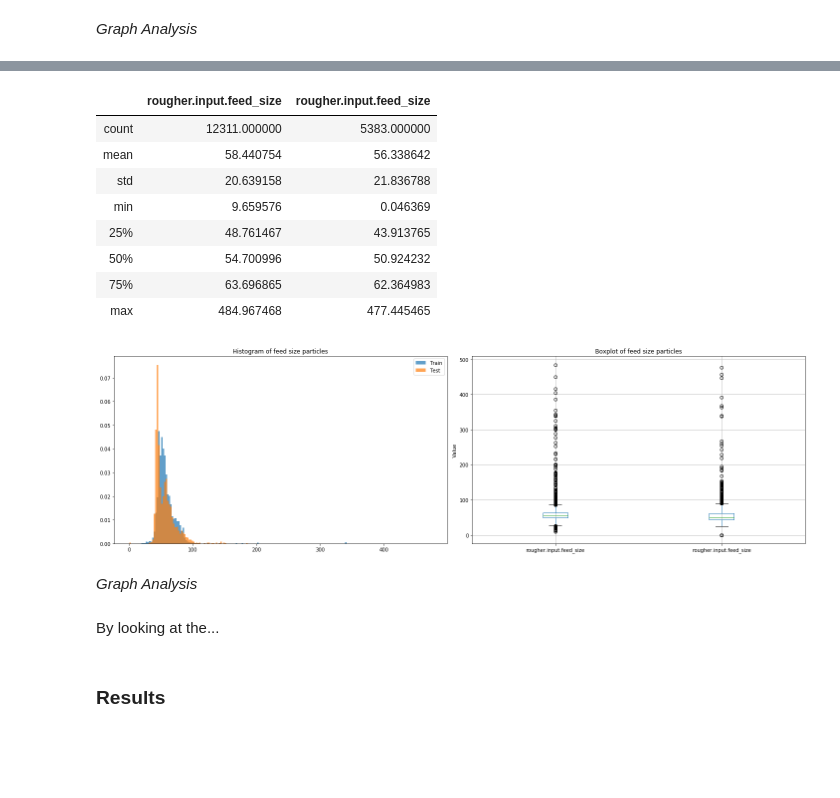
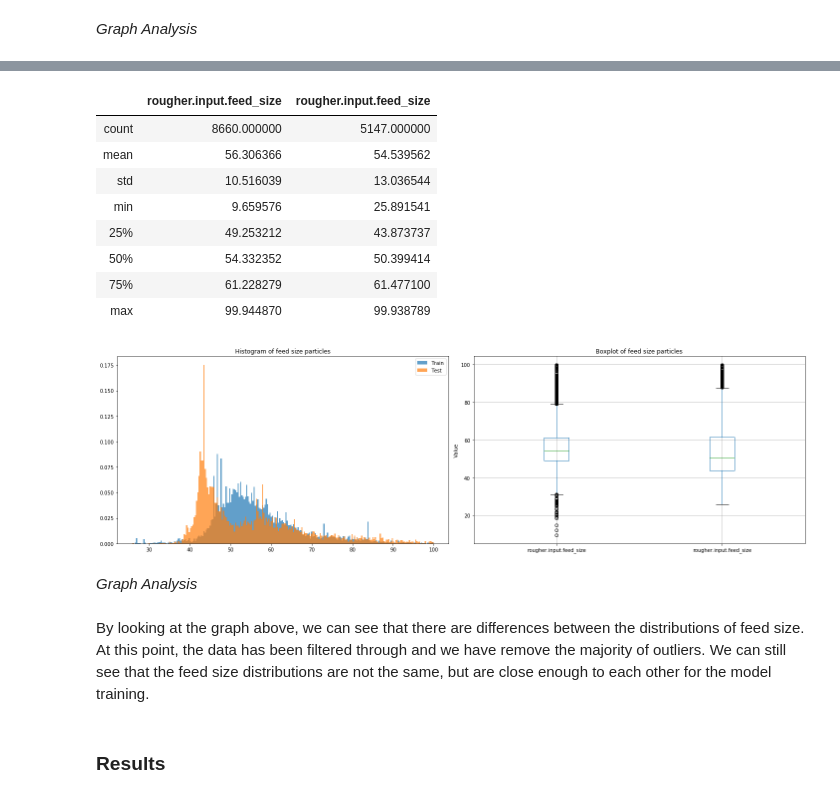
Before and after one commit to lucasmouragomes/portfolio, a Jupyter notebook: gold_mining/sprint10_project.ipynb, the cells around one changed output, grey strips where cells are left out. Cells and saved outputs as stored; diff of their text form; code cells hidden in the pictures; blank space fills up the shorter version.

```diff
--- a/gold_mining/sprint10_project.ipynb
+++ b/gold_mining/sprint10_project.ipynb
@@ -313,13 +344,13 @@ for stage, c_i, type in zip(legend, range(len(stages)), ['feed', 'tail', 'concen
     for metal, m_i in zip(metals, range(len(metals))):
         maxrange = 0
         for col in stages[stage]:
-            compare = abs(df['train'][col + metal].max() - df['train'][col + metal].min())
+            compare = abs(train[col + metal].max() - train[col + metal].min())
             if compare > maxrange:
                 maxrange = compare
                 bin_set = col
-        bin = np.arange(df['train'][bin_set + metal].min(), df['train'][bin_set + metal].max(), maxrange/200)
+        bin = np.arange(train[bin_set + metal].min(), train[bin_set + metal].max(), maxrange/200)
         for col in stages[stage]:
-            axs[c_i, m_i].hist(df['train'][col + metal], bins=bin, alpha=0.6)
+            axs[c_i, m_i].hist(train[col + metal], bins=bin, alpha=0.6)
             axs[c_i, m_i].set_title('Histogram of ' + type + ' for metal ' + str.capitalize(metal) + ' in training set')
             axs[c_i, m_i].legend(legend)
             axs[c_i, m_i].set_xlabel('Value')
@@ -337,45 +368,47 @@ By looking at the graphs above...
 # %%
 for stage in stages:
-    for i in range(3):
-        df['train'] = df['train'][df['train'][stages[stage][i] + 'au'] > 0.1]
+    for j in metals:
+        for i in range(3):
+            train = train[train[stages[stage][i] + j] > 0.5]
+# %%
+train = train[ (train['rougher.input.feed_size'] < 100) & (train['rougher.input.feed_size'] > 9) ]
+test = test[ (test['rougher.input.feed_size'] < 100) & (test['rougher.input.feed_size'] > 9) ]
 # %%
-feed_size = pd.concat([df['train']['rougher.input.feed_size'], df['test']['rougher.input.feed_size']], axis=1)
+feed_size = pd.concat([train['rougher.input.feed_size'], test['rougher.input.feed_size']], axis=1)
 
 feed_size.describe()
 # %% [output]
 |  | rougher.input.feed_size | rougher.input.feed_size |
-| count | 12311.000000 | 5383.000000 |
-| mean | 58.440754 | 56.338642 |
-| std | 20.639158 | 21.836788 |
-| min | 9.659576 | 0.046369 |
-| 25% | 48.761467 | 43.913765 |
-| 50% | 54.700996 | 50.924232 |
-| 75% | 63.696865 | 62.364983 |
-| max | 484.967468 | 477.445465 |
+| count | 8660.000000 | 5147.000000 |
+| mean | 56.306366 | 54.539562 |
+| std | 10.516039 | 13.036544 |
+| min | 9.659576 | 25.891541 |
+| 25% | 49.253212 | 43.873737 |
+| 50% | 54.332352 | 50.399414 |
+| 75% | 61.228279 | 61.477100 |
+| max | 99.944870 | 99.938789 |
 # %%
 fig, axs = plt.subplots(1,2, figsize=(20,6))
 fig.set_tight_layout(True)
 
 feed_size.boxplot()
 axs[1].set_title('Boxplot of feed size particles')
 axs[1].set_ylabel('Value')
 
-for i in ['train', 'test']:
-    compare = abs(df[i]['rougher.input.feed_size'].max() - df[i]['rougher.input.feed_size'].min())
+for dframe in [train, test]:
+    compare = abs(dframe['rougher.input.feed_size'].max() - dframe['rougher.input.feed_size'].min())
     if compare > maxrange:
         maxrange = compare
         bin_set = i
-bin = np.arange(df[i]['rougher.input.feed_size'].min(), df[i]['rougher.input.feed_size'].max(), maxrange/200)
+bin = np.arange(dframe['rougher.input.feed_size'].min(), dframe['rougher.input.feed_size'].max(), maxrange/300)
 
-for i in ['train', 'test']:
-    axs[0].hist(df[i]['rougher.input.feed_size'], bins=bin, density=True, alpha=0.7)
+for dframe in [train, test]:
+    axs[0].hist(dframe['rougher.input.feed_size'], bins=bin, density=True, alpha=0.7)
 axs[0].set_title('Histogram of feed size particles')
 axs[0].legend(['Train', 'Test'])
 
 plt.show()
 # %% [output]
-[figure, old version]
+[figure, new version]
 # %% [markdown]
 *Graph Analysis*
-# %% [markdown]
-By looking at the...
@@ -385,2 +415,4 @@ for i in stages:
+# %% [markdown]
+By looking at the graph above, we can see that there are differences between the distributions of feed size. At this point, the data has been filtered through and we have remove the majority of outliers. We can still see that the feed size distributions are not the same, but are close enough to each other for the model training.
 # %% [markdown]
 ### Results
```
Also changed, not shown: parts of 60 cells of this notebook.
